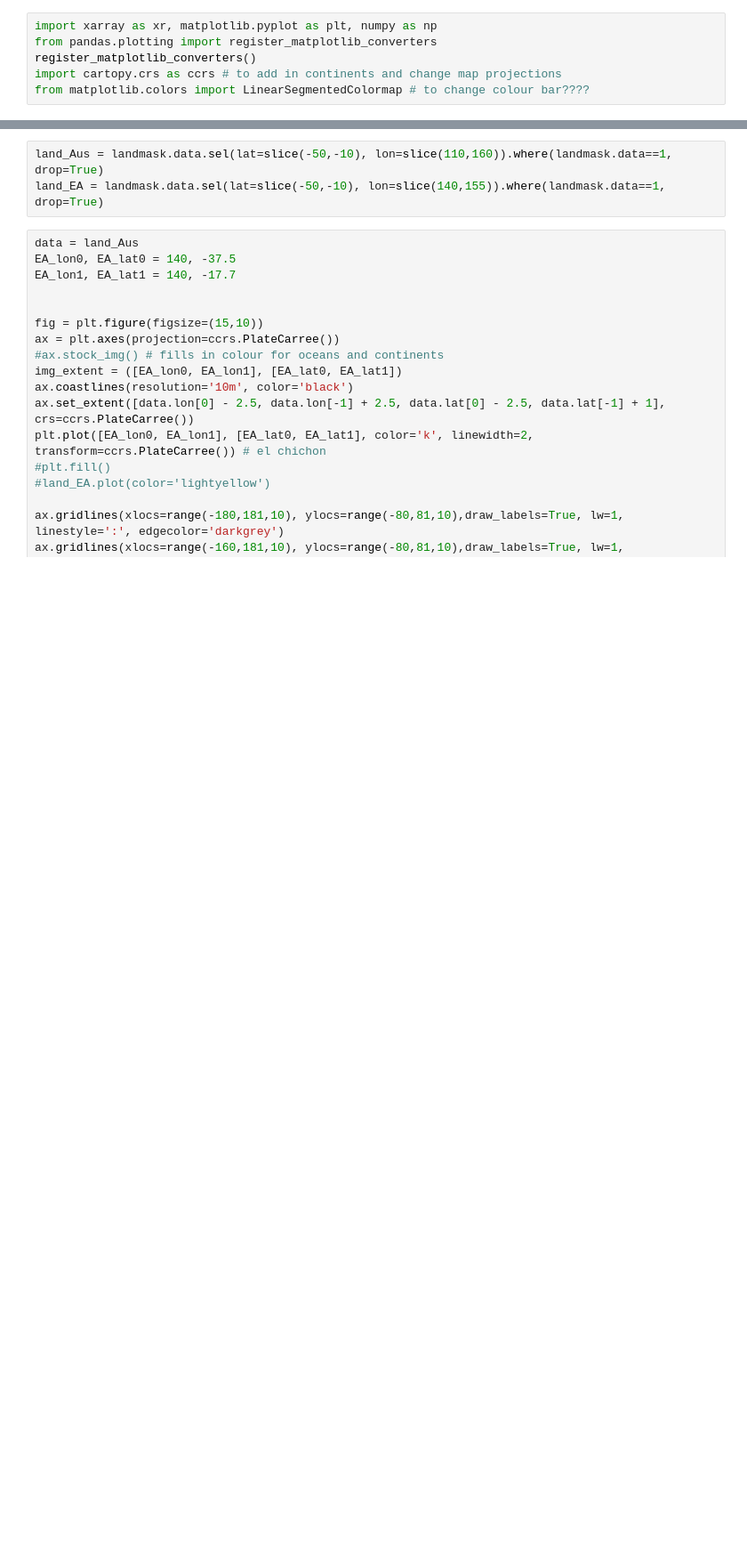
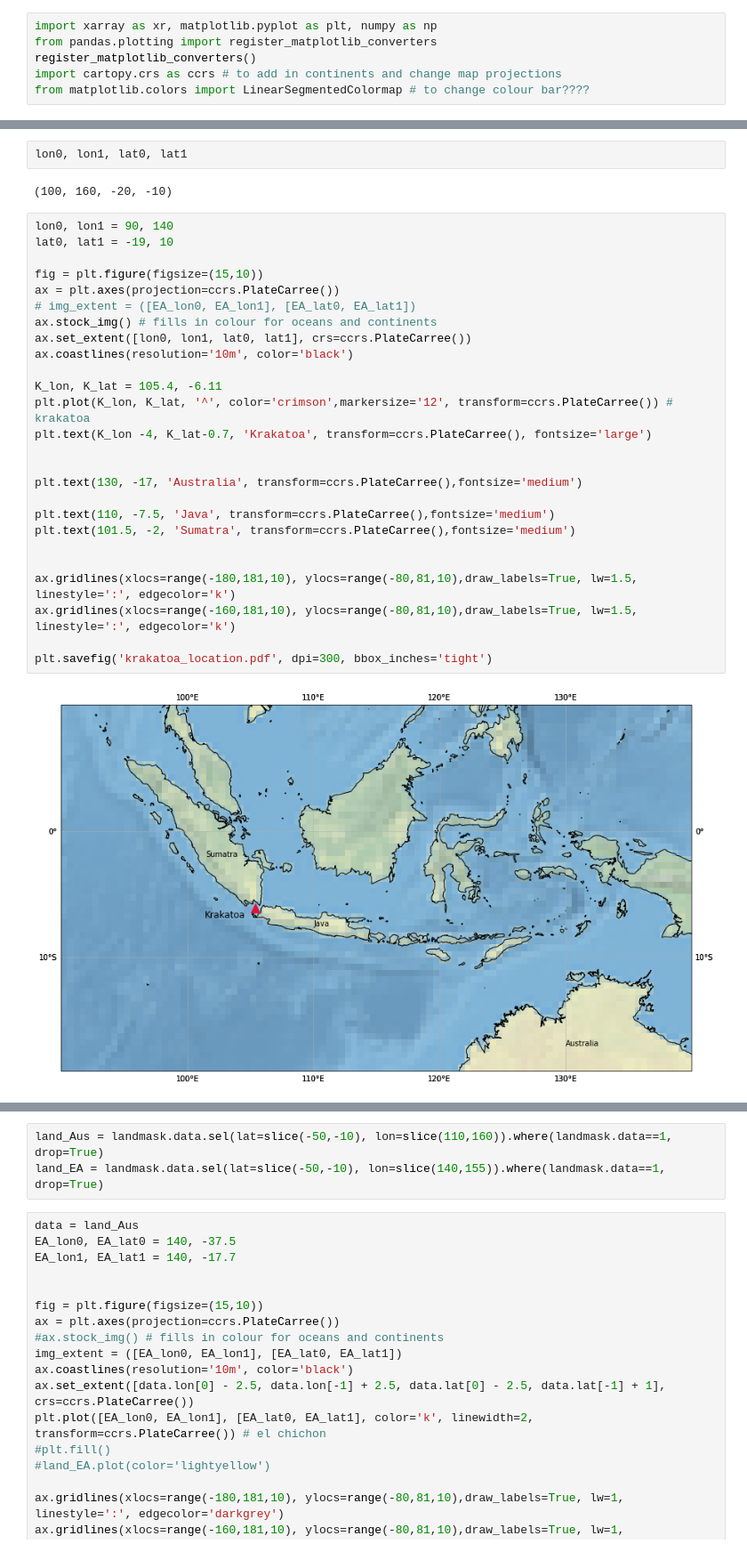
Before and after one commit to kbongi/models, a Jupyter notebook: Maps.ipynb, the cells around one changed output, grey strips where cells are left out. Shown at 89% size. Saved outputs shown, nothing was run; the diff lists cells and outputs as text; blank space fills up the shorter version.

```diff
--- a/Maps.ipynb
+++ b/Maps.ipynb
@@ -53,2 +97,34 @@ plt.savefig('volcano_locations.png', dpi=300)
+# %%
+lon0, lon1, lat0, lat1
+# %% [output]
+(100, 160, -20, -10)
+# %%
+lon0, lon1 = 90, 140
+lat0, lat1 = -19, 10
+
+fig = plt.figure(figsize=(15,10))
+ax = plt.axes(projection=ccrs.PlateCarree())
+# img_extent = ([EA_lon0, EA_lon1], [EA_lat0, EA_lat1])
+ax.stock_img() # fills in colour for oceans and continents
+ax.set_extent([lon0, lon1, lat0, lat1], crs=ccrs.PlateCarree())
+ax.coastlines(resolution='10m', color='black')
+
+K_lon, K_lat = 105.4, -6.11
+plt.plot(K_lon, K_lat, '^', color='crimson',markersize='12', transform=ccrs.PlateCarree()) # krakatoa
+plt.text(K_lon -4, K_lat-0.7, 'Krakatoa', transform=ccrs.PlateCarree(), fontsize='large')
+
+
+plt.text(130, -17, 'Australia', transform=ccrs.PlateCarree(),fontsize='medium')
+
+plt.text(110, -7.5, 'Java', transform=ccrs.PlateCarree(),fontsize='medium')
+plt.text(101.5, -2, 'Sumatra', transform=ccrs.PlateCarree(),fontsize='medium')
+
+
+ax.gridlines(xlocs=range(-180,181,10), ylocs=range(-80,81,10),draw_labels=True, lw=1.5, linestyle=':', edgecolor='k')
+ax.gridlines(xlocs=range(-160,181,10), ylocs=range(-80,81,10),draw_labels=True, lw=1.5, linestyle=':', edgecolor='k')
+
+plt.savefig('krakatoa_location.pdf', dpi=300, bbox_inches='tight')
+# %% [output]
+[figure, added]
 # %%
 # import land fraction data
```
Also changed, not shown: parts of 6 cells of this notebook, 1 other file.
